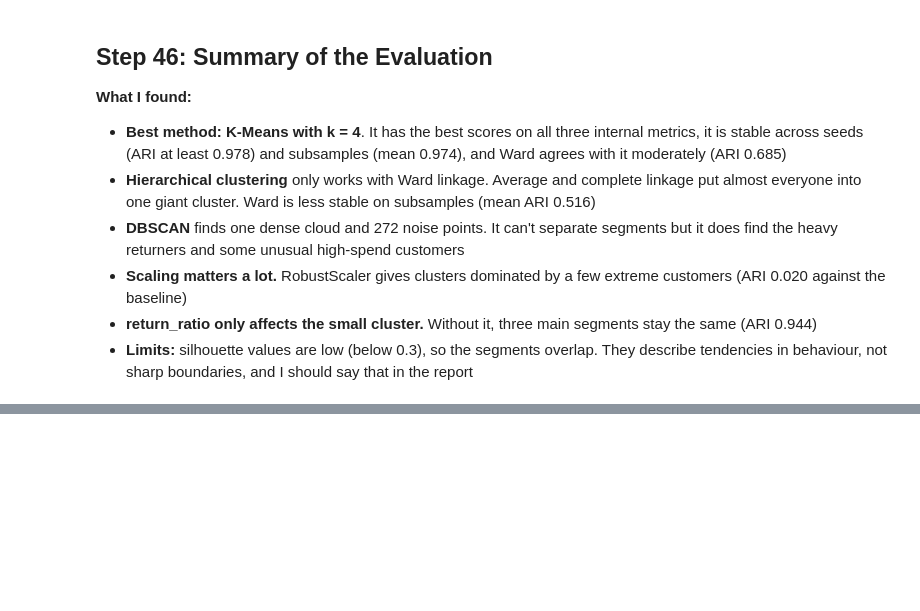
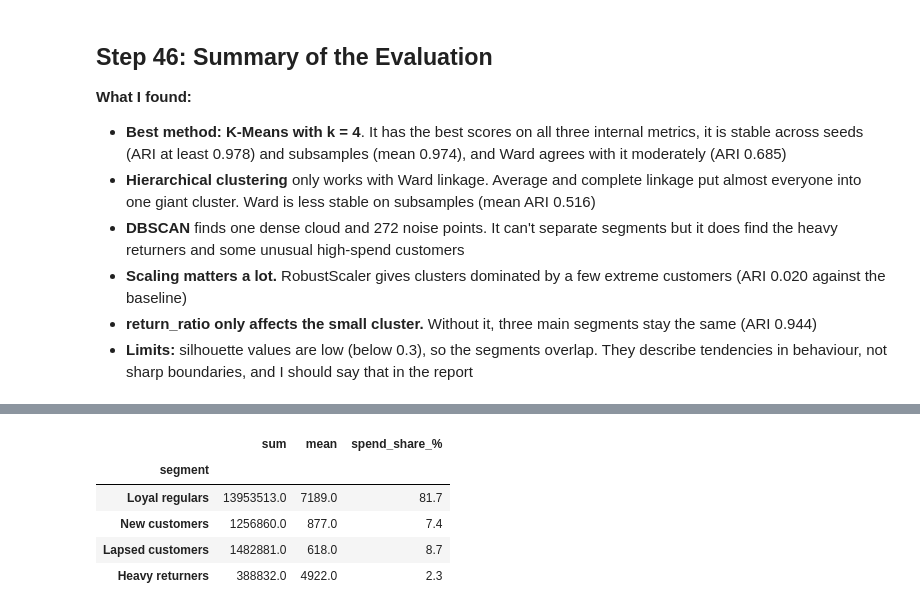
Before and after one commit to samyyy2311/Unsupervised_Learning, a Jupyter notebook: Unsupervised_Learning.ipynb, the cells around one changed output, grey strips where cells are left out. Drawn from its saved outputs; the diff is of its cells as text; code cells hidden in the pictures; blank space fills up the shorter version.

```diff
--- a/Unsupervised_Learning.ipynb
+++ b/Unsupervised_Learning.ipynb
@@ -1721,0 +1790,12 @@ pd.DataFrame({'K-Means': ari_km, 'Ward': ari_ward}).describe().loc[['mean', 'min
+# %%
+# how much of total spend each segment accounts for
+spend = profile.groupby('segment')['total_spend'].agg(['sum', 'mean']).round(0)
+spend['spend_share_%'] = (100 * spend['sum'] / spend['sum'].sum()).round(1)
+spend.loc[list(names.values())]
+# %% [output]
+|  | sum | mean | spend_share_% |
+| segment |  |  |  |
+| Loyal regulars | 13953513.0 | 7189.0 | 81.7 |
+| New customers | 1256860.0 | 877.0 | 7.4 |
+| Lapsed customers | 1482881.0 | 618.0 | 8.7 |
+| Heavy returners | 388832.0 | 4922.0 | 2.3 |
```
Also changed, not shown: parts of 17 cells of this notebook.
